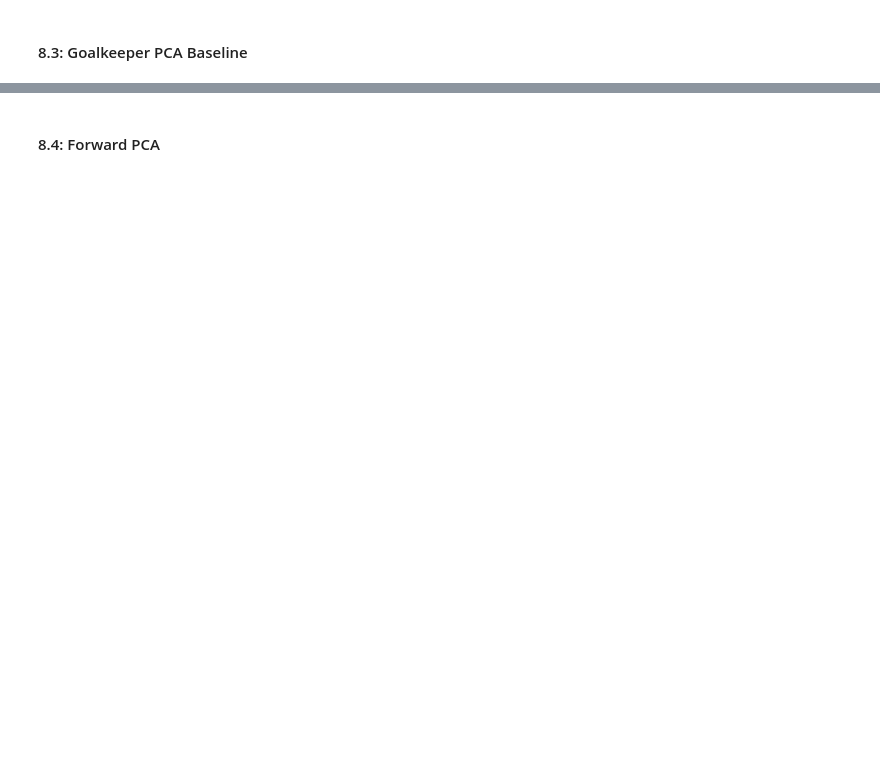
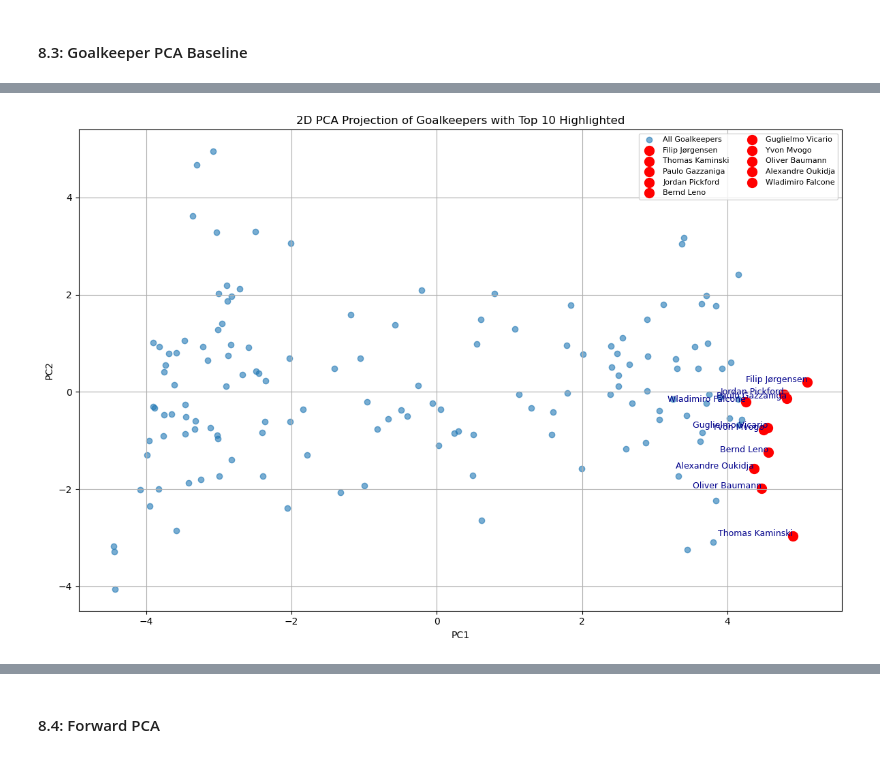
Before and after one commit to kezeani/109aproject, a Jupyter notebook: project.ipynb, the cells around one changed output, grey strips where cells are left out. Drawn from its saved outputs; the diff is of its cells as text; code cells hidden in the pictures; blank space fills up the shorter version.

```diff
--- a/project.ipynb
+++ b/project.ipynb
@@ -782,12 +805,11 @@ plt.show()
-# %%
-pca_2d = PCA(n_components=2)
-goalkeepers_pca = pca_2d.fit_transform(goalkeepers_numeric)
-goalkeepers_df = goalkeepers.loc[goalkeepers_numeric.index]
-goalkeepers_df['PC1'] = goalkeepers_pca[:, 0]
-goalkeepers_df['PC2'] = goalkeepers_pca[:, 1]
-
-# the top 10 goalkeepers based on PC1
-top_pc1_goalkeepers = goalkeepers_df[['Player', 'PC1']].sort_values(by='PC1', ascending=False).head(10)
-
-print("\nTop 10 goalkeepers based on PC1:")
-print(top_pc1_goalkeepers)
+# %%
+goalkeepers_train['PC1'] = goalkeepers_pca[:, 0]
+goalkeepers_train['PC2'] = goalkeepers_pca[:, 1]
+
+goalkeepers_test['PC1'] = goalkeepers_pca1[:, 0]
+goalkeepers_test['PC2'] = goalkeepers_pca1[:, 1]
+
+top_goalkeepers= goalkeepers_train.nlargest(10, 'PC1')
+
+print("Top 10 defenders based on PC1:")
+print(top_goalkeepers[['Player', 'PC1']])
@@ -794,20 +829,22 @@ print(top_pc1_goalkeepers)
 # %%
 plt.figure(figsize=(12, 8))
 
 plt.scatter(goalkeepers_pca[:, 0], goalkeepers_pca[:, 1], alpha=0.6, label="All Goalkeepers")
 
-for _, row in top_pc1_goalkeepers.iterrows():
-    pc1_value = row['PC1']
-    pc2_value = goalkeepers_df.loc[goalkeepers_df['Player'] == row['Player'], 'PC2'].values[0]
-    plt.scatter(pc1_value, pc2_value, color='red', s=100, label=row['Player'])
-    plt.text(pc1_value, pc2_value, row['Player'], fontsize=9, ha='right', color='darkblue')
+for _, row in top_goalkeepers.iterrows():
+    pc1 = row['PC1']
+    pc2 = row['PC2']
+    plt.scatter(pc1, pc2, color='red', s=100, label=row['Player'])
+    plt.text(pc1, pc2, row['Player'], fontsize=9, ha='right', color='darkblue')
 
 
 plt.xlabel("PC1")
 plt.ylabel("PC2")
 plt.title("2D PCA Projection of Goalkeepers with Top 10 Highlighted")
 plt.legend(loc='best', fontsize=8, ncol=2)
 plt.grid()
 plt.tight_layout()
 plt.show()
+# %% [output]
+[figure, added]
 # %%
```
Also changed, not shown: parts of 6 cells of this notebook.
